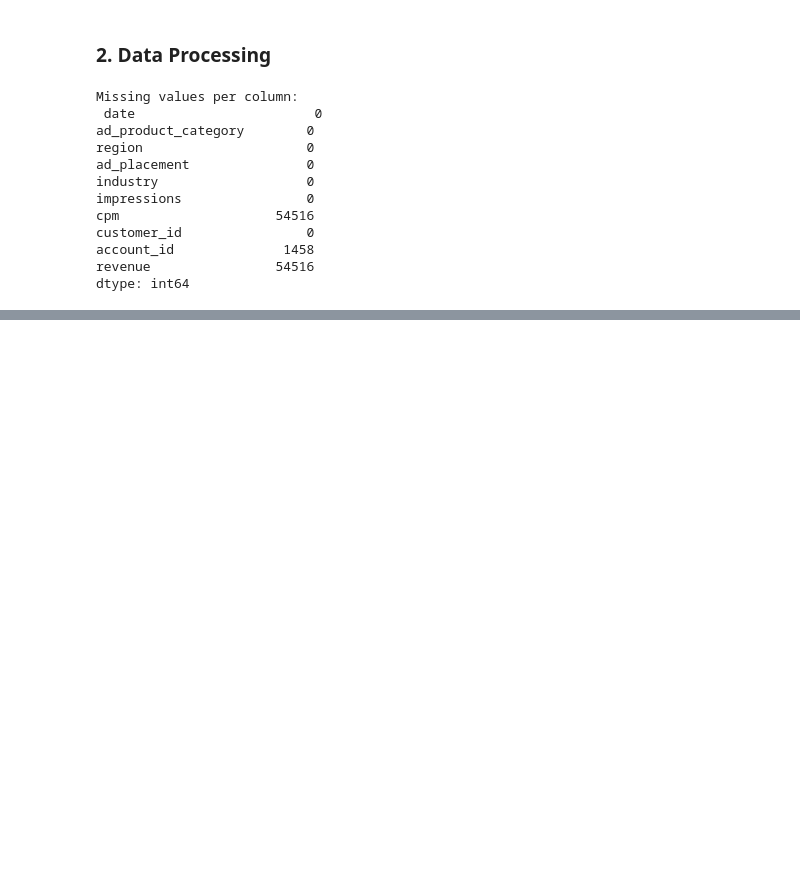
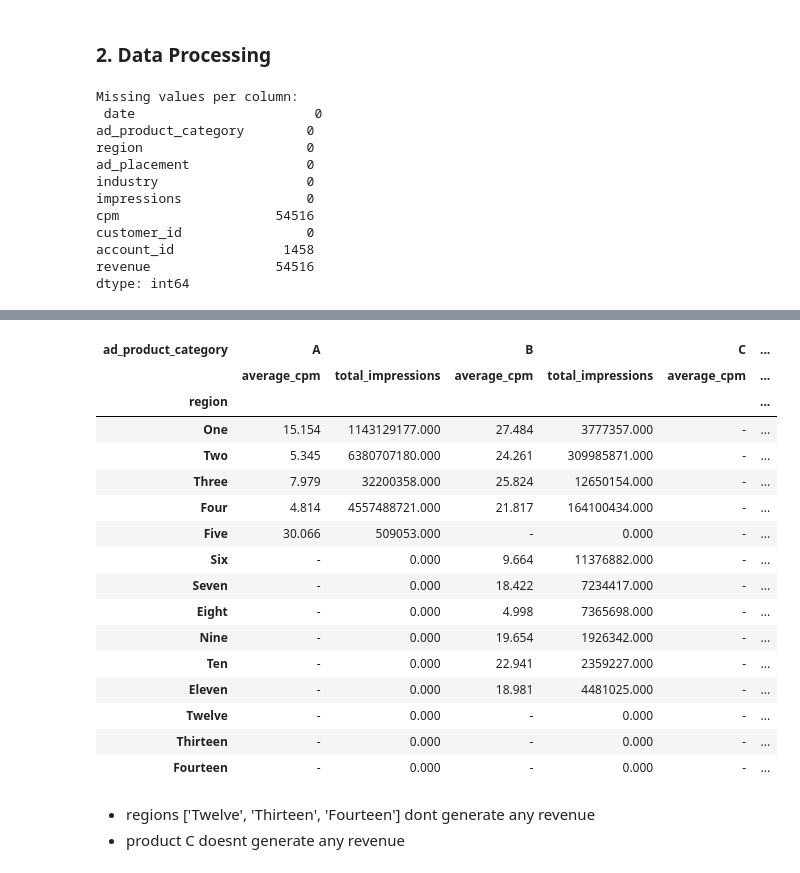
Before and after one commit to kovashikawa/LATAM-Monetization-Strat, a Jupyter notebook: eda.ipynb, the cells around one changed output, grey strips where cells are left out. Cells and saved outputs as stored; diff of their text form; code cells hidden in the pictures; blank space fills up the shorter version.

```diff
--- a/eda.ipynb
+++ b/eda.ipynb
@@ -46,23 +79,11 @@ df.groupby('date').agg(
 # %%
-
 # Descriptive Statistics
-print("Descriptive statistics for numeric fields:\n", df[['Impressions', 'CPM']].describe())
-
-# Revenue Calculation
-df['Revenue'] = (df['Impressions'] / 1000) * df['CPM']
-
-# Time Series Analysis: Trend over time
-df.set_index('Date', inplace=True)
-daily_revenue = df['Revenue'].resample('D').sum()
-daily_revenue.plot(title='Daily Revenue Trend', figsize=(10, 5))
-plt.xlabel('Date')
-plt.ylabel('Revenue')
-plt.show()
+print("Descriptive statistics for numeric fields:\n", df[['impressions', 'cpm']].describe())
 
 # Grouping by Region and Category
-grouped = df.groupby(['Region', 'Ad Product Category']).agg(
-    total_impressions=pd.NamedAgg(column='Impressions', aggfunc='sum'),
-    average_cpm=pd.NamedAgg(column='CPM', aggfunc='mean'),
-    total_revenue=pd.NamedAgg(column='Revenue', aggfunc='sum')
+grouped = df.groupby(['region', 'ad_product_category']).agg(
+    total_impressions=pd.NamedAgg(column='impressions', aggfunc='sum'),
+    average_cpm=pd.NamedAgg(column='cpm', aggfunc='mean'),
+    total_revenue=pd.NamedAgg(column='revenue', aggfunc='sum')
 ).reset_index()
 print(grouped.head())
@@ -68,0 +107,35 @@ print(grouped.head())
+# %%
+df_pivot = grouped.pivot(
+    index='region',
+    columns='ad_product_category',
+    values=['total_impressions', 'average_cpm']
+)
+
+# Swap the levels so that the ad_product_category is on top
+df_pivot.columns = df_pivot.columns.swaplevel(0, 1)
+
+# Optionally, sort the columns so they're grouped nicely
+df_pivot = df_pivot.sort_index(axis=1, level=0).fillna('-')
+
+df_pivot
+# %% [output]
+| ad_product_category | A |  | B |  | C | ... |
+|  | average_cpm | total_impressions | average_cpm | total_impressions | average_cpm | ... |
+| region |  |  |  |  |  | ... |
+| One | 15.154 | 1143129177.000 | 27.484 | 3777357.000 | - | ... |
+| Two | 5.345 | 6380707180.000 | 24.261 | 309985871.000 | - | ... |
+| Three | 7.979 | 32200358.000 | 25.824 | 12650154.000 | - | ... |
+| Four | 4.814 | 4557488721.000 | 21.817 | 164100434.000 | - | ... |
+| Five | 30.066 | 509053.000 | - | 0.000 | - | ... |
+| Six | - | 0.000 | 9.664 | 11376882.000 | - | ... |
+| Seven | - | 0.000 | 18.422 | 7234417.000 | - | ... |
+| Eight | - | 0.000 | 4.998 | 7365698.000 | - | ... |
+| Nine | - | 0.000 | 19.654 | 1926342.000 | - | ... |
+| Ten | - | 0.000 | 22.941 | 2359227.000 | - | ... |
+| Eleven | - | 0.000 | 18.981 | 4481025.000 | - | ... |
+| Twelve | - | 0.000 | - | 0.000 | - | ... |
+| Thirteen | - | 0.000 | - | 0.000 | - | ... |
+| Fourteen | - | 0.000 | - | 0.000 | - | ... |
+# %% [markdown]
+* regions ['Twelve', 'Thirteen', 'Fourteen'] dont generate any revenue
+* product C doesnt generate any revenue
```
Also changed, not shown: parts of 18 cells of this notebook.
